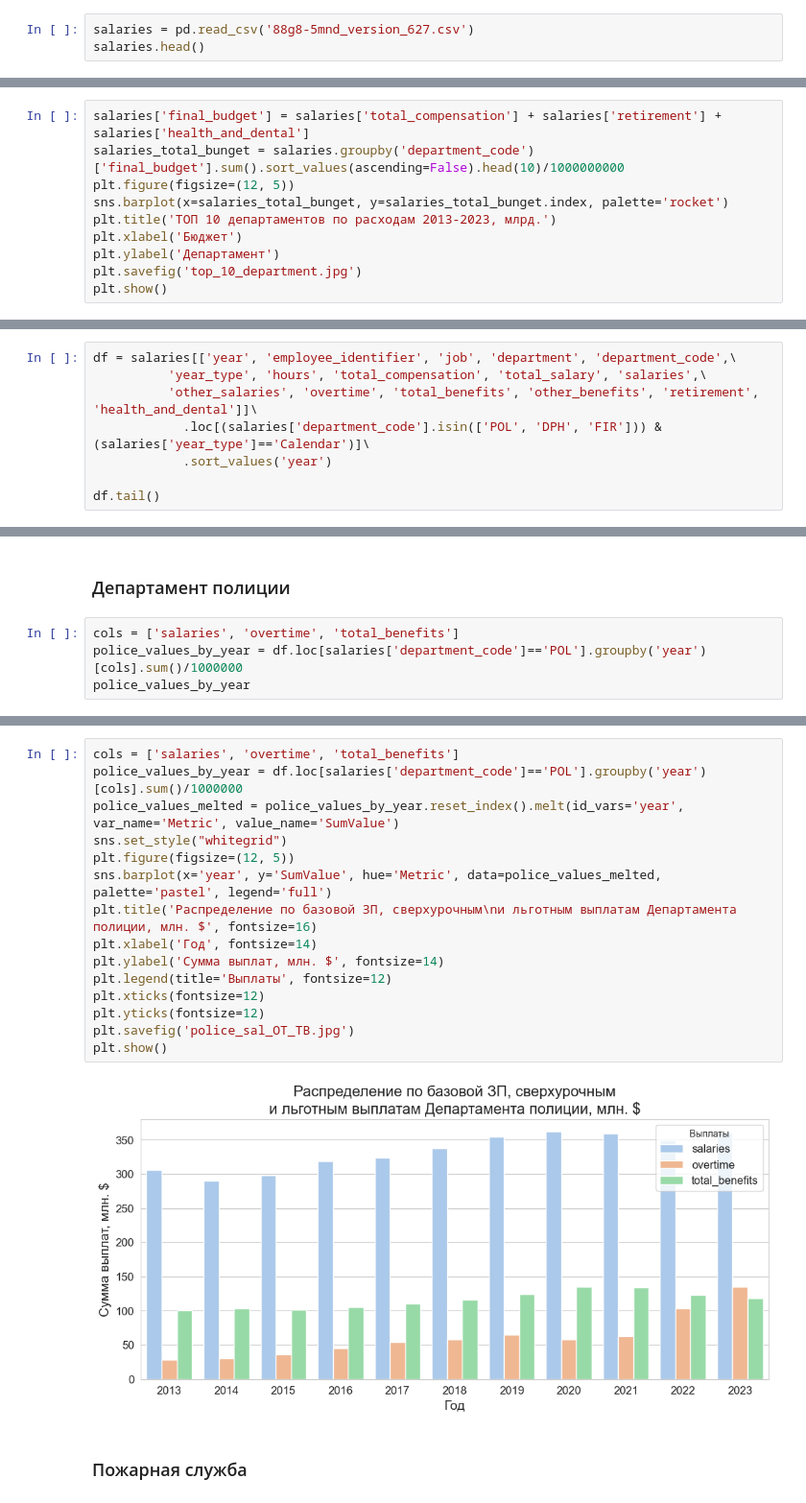
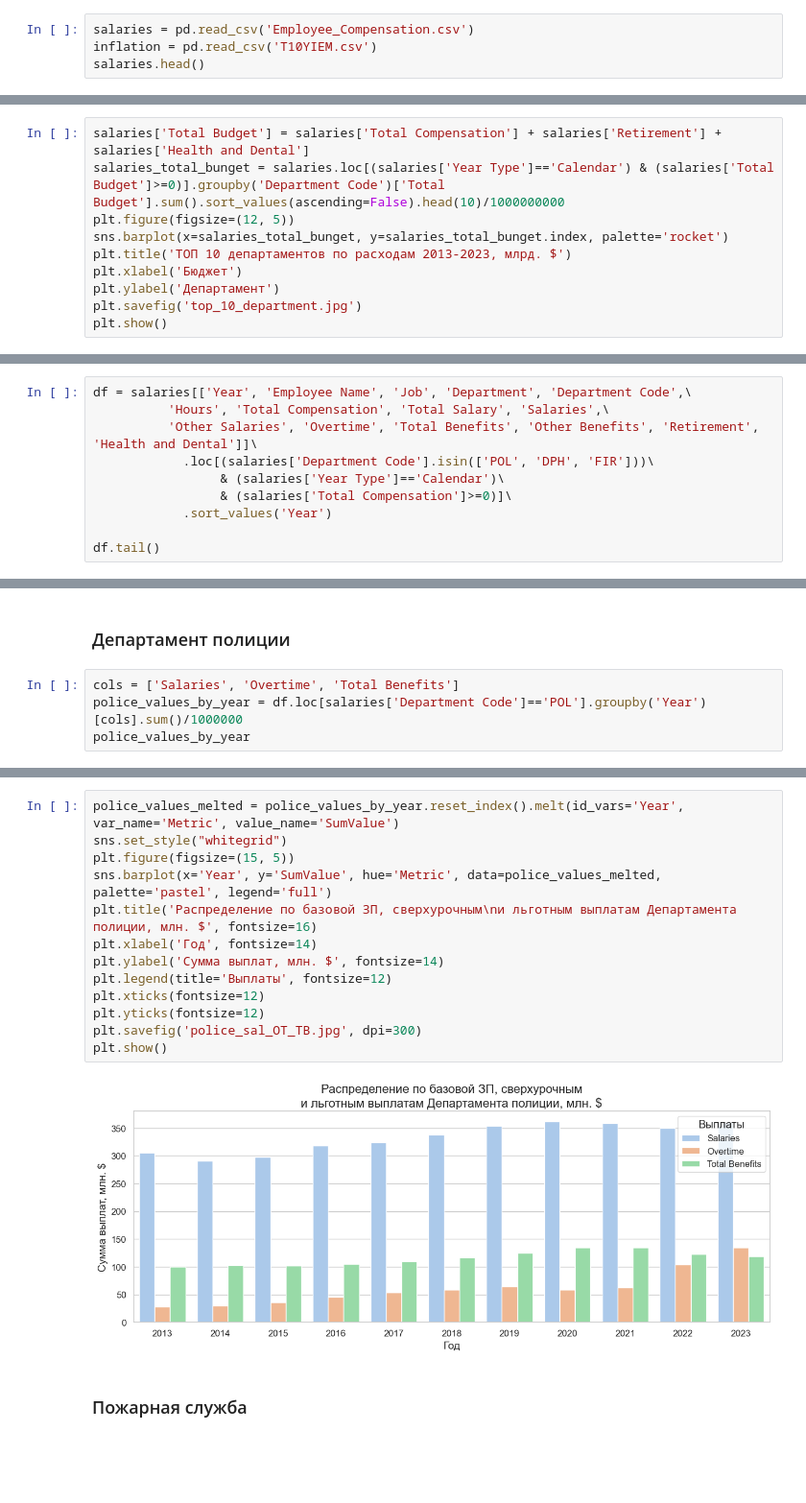
Before and after one commit to temasty/Project, a Jupyter notebook: Untitled3.ipynb, the cells around one changed output, grey strips where cells are left out. Shown at 96% size. Saved outputs shown, nothing was run; the diff lists cells and outputs as text; blank space fills up the shorter version.

```diff
--- a/Untitled3.ipynb
+++ b/Untitled3.ipynb
@@ -12,4 +15,5 @@ pd.options.display.max_columns = 100
 # %%
-salaries = pd.read_csv('88g8-5mnd_version_627.csv')
+salaries = pd.read_csv('Employee_Compensation.csv')
+inflation = pd.read_csv('T10YIEM.csv')
 salaries.head()
 # %% [output]
@@ -22,9 +46,9 @@ salaries.head()
 # %%
-salaries['final_budget'] = salaries['total_compensation'] + salaries['retirement'] + salaries['health_and_dental']
-salaries_total_bunget = salaries.groupby('department_code')['final_budget'].sum().sort_values(ascending=False).head(10)/1000000000
+salaries['Total Budget'] = salaries['Total Compensation'] + salaries['Retirement'] + salaries['Health and Dental']
+salaries_total_bunget = salaries.loc[(salaries['Year Type']=='Calendar') & (salaries['Total Budget']>=0)].groupby('Department Code')['Total Budget'].sum().sort_values(ascending=False).head(10)/1000000000
 plt.figure(figsize=(12, 5))
 sns.barplot(x=salaries_total_bunget, y=salaries_total_bunget.index, palette='rocket')
-plt.title('ТОП 10 департаментов по расходам 2013-2023, млрд.')
+plt.title('ТОП 10 департаментов по расходам 2013-2023, млрд. $')
 plt.xlabel('Бюджет')
 plt.ylabel('Департамент')
 plt.savefig('top_10_department.jpg')
@@ -37,9 +145,11 @@ Passing `palette` without assigning `hue` is deprecated and will be removed in v
 # %%
-df = salaries[['year', 'employee_identifier', 'job', 'department', 'department_code',\
-          'year_type', 'hours', 'total_compensation', 'total_salary', 'salaries',\
-          'other_salaries', 'overtime', 'total_benefits', 'other_benefits', 'retirement', 'health_and_dental']]\
-            .loc[(salaries['department_code'].isin(['POL', 'DPH', 'FIR'])) & (salaries['year_type']=='Calendar')]\
-            .sort_values('year')
+df = salaries[['Year', 'Employee Name', 'Job', 'Department', 'Department Code',\
+          'Hours', 'Total Compensation', 'Total Salary', 'Salaries',\
+          'Other Salaries', 'Overtime', 'Total Benefits', 'Other Benefits', 'Retirement', 'Health and Dental']]\
+            .loc[(salaries['Department Code'].isin(['POL', 'DPH', 'FIR']))\
+                 & (salaries['Year Type']=='Calendar')\
+                 & (salaries['Total Compensation']>=0)]\
+            .sort_values('Year')
 
 df.tail()
 # %% [output]
@@ -121,7 +273,7 @@ plt.show()
 # %% [markdown]
 ### Департамент полиции
 # %%
-cols = ['salaries', 'overtime', 'total_benefits']
-police_values_by_year = df.loc[salaries['department_code']=='POL'].groupby('year')[cols].sum()/1000000
+cols = ['Salaries', 'Overtime', 'Total Benefits']
+police_values_by_year = df.loc[salaries['Department Code']=='POL'].groupby('Year')[cols].sum()/1000000
 police_values_by_year
 # %% [output]
@@ -139,22 +291,20 @@ police_values_by_year
 | 2022 | 349.505149 | 103.828030 | 122.961087 |
 | 2023 | 359.846131 | 134.672646 | 118.629135 |
 # %%
-cols = ['salaries', 'overtime', 'total_benefits']
-police_values_by_year = df.loc[salaries['department_code']=='POL'].groupby('year')[cols].sum()/1000000
-police_values_melted = police_values_by_year.reset_index().melt(id_vars='year', var_name='Metric', value_name='SumValue')
+police_values_melted = police_values_by_year.reset_index().melt(id_vars='Year', var_name='Metric', value_name='SumValue')
 sns.set_style("whitegrid")
-plt.figure(figsize=(12, 5))
-sns.barplot(x='year', y='SumValue', hue='Metric', data=police_values_melted, palette='pastel', legend='full')
+plt.figure(figsize=(15, 5))
+sns.barplot(x='Year', y='SumValue', hue='Metric', data=police_values_melted, palette='pastel', legend='full')
 plt.title('Распределение по базовой ЗП, сверхурочным\nи льготным выплатам Департамента полиции, млн. $', fontsize=16)
 plt.xlabel('Год', fontsize=14)
 plt.ylabel('Сумма выплат, млн. $', fontsize=14)
 plt.legend(title='Выплаты', fontsize=12)
 plt.xticks(fontsize=12)
 plt.yticks(fontsize=12)
-plt.savefig('police_sal_OT_TB.jpg')
+plt.savefig('police_sal_OT_TB.jpg', dpi=300)
 plt.show()
 # %% [output]
-[figure, old version]
+[figure, new version]
 # %% [markdown]
 ### Пожарная служба
 # %%
```
Also changed, not shown: parts of 46 cells of this notebook.
